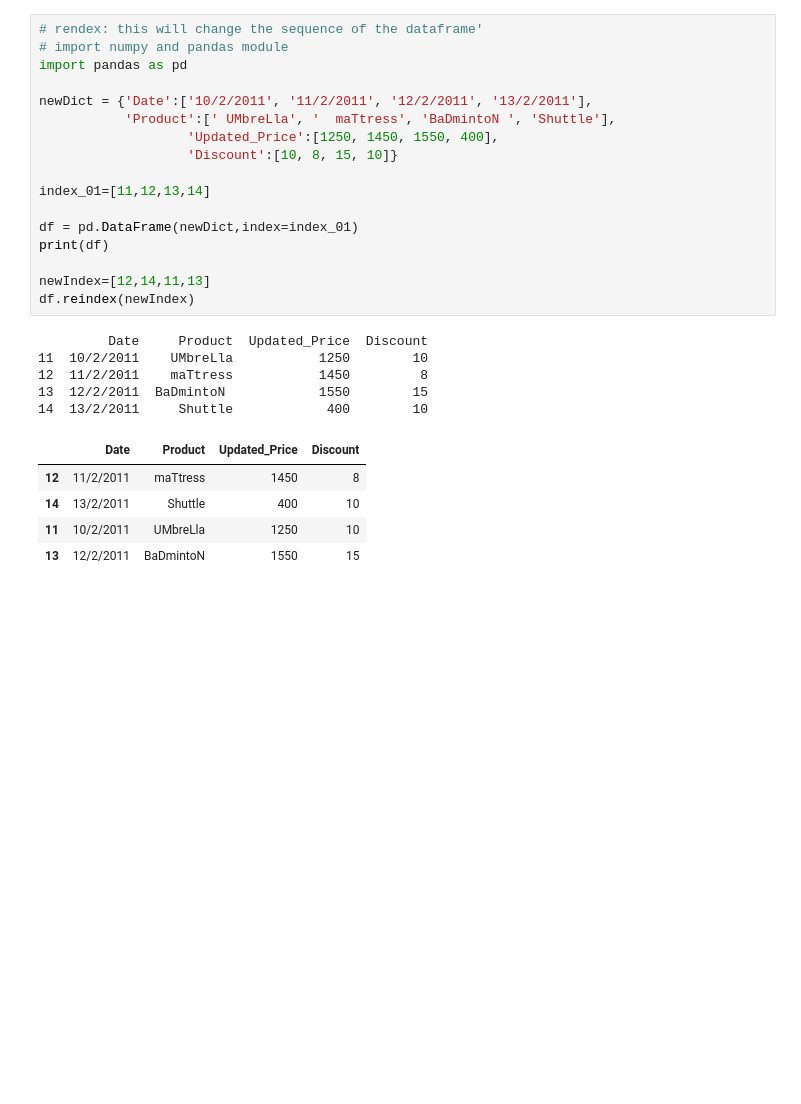
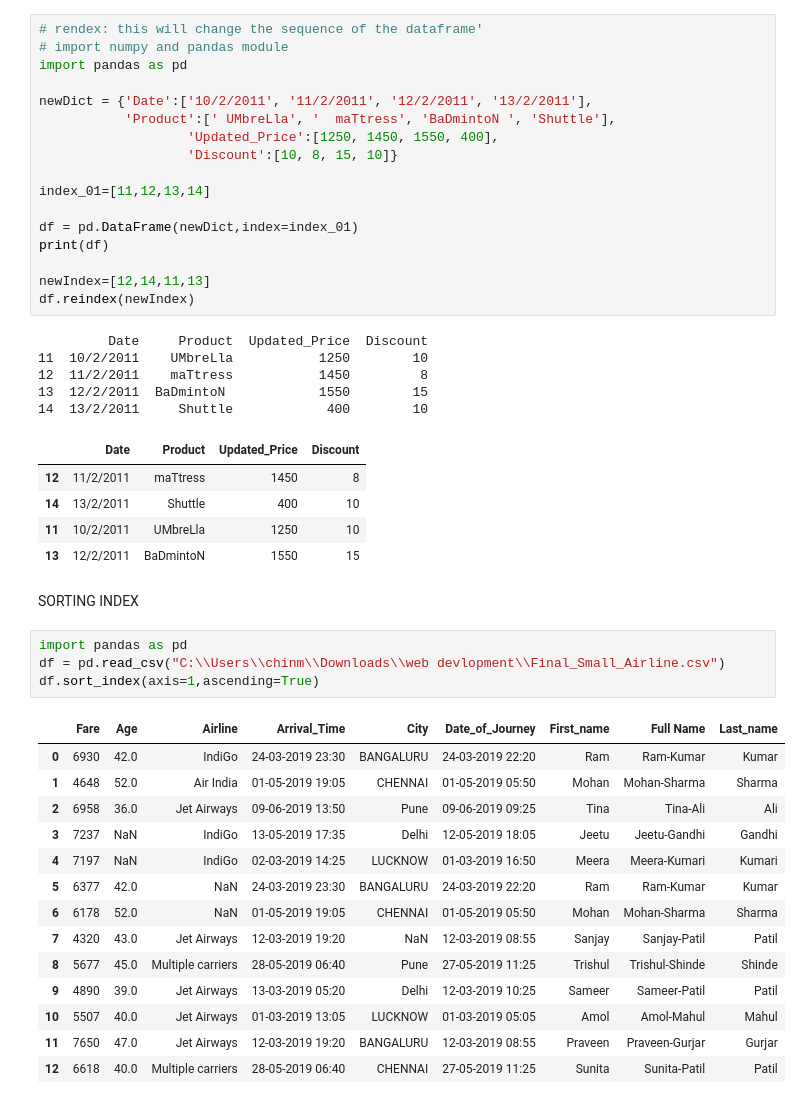
Before and after one commit to ChinmayBhusane/pythonpractice, a Jupyter notebook: 03_data_manupulation_pandas/pandas_level_01.ipynb, the cells around one changed output. Cells and saved outputs as stored; diff of their text form; blank space fills up the shorter version.

```diff
--- a/03_data_manupulation_pandas/pandas_level_01.ipynb
+++ b/03_data_manupulation_pandas/pandas_level_01.ipynb
@@ -1173,3 +1173,24 @@ df.reindex(newIndex)
 | 14 | 13/2/2011 | Shuttle | 400 | 10 |
 | 11 | 10/2/2011 | UMbreLla | 1250 | 10 |
 | 13 | 12/2/2011 | BaDmintoN | 1550 | 15 |
+# %% [markdown]
+SORTING INDEX
+# %%
+import pandas as pd
+df = pd.read_csv("C:\\Users\\chinm\\Downloads\\web devlopment\\Final_Small_Airline.csv")
+df.sort_index(axis=1,ascending=True)
+# %% [output]
+|  | Fare | Age | Airline | Arrival_Time | City | Date_of_Journey | First_name | Full Name | Last_name |
+| 0 | 6930 | 42.0 | IndiGo | 24-03-2019 23:30 | BANGALURU | 24-03-2019 22:20 | Ram | Ram-Kumar | Kumar |
+| 1 | 4648 | 52.0 | Air India | 01-05-2019 19:05 | CHENNAI | 01-05-2019 05:50 | Mohan | Mohan-Sharma | Sharma |
+| 2 | 6958 | 36.0 | Jet Airways | 09-06-2019 13:50 | Pune | 09-06-2019 09:25 | Tina | Tina-Ali | Ali |
+| 3 | 7237 | NaN | IndiGo | 13-05-2019 17:35 | Delhi | 12-05-2019 18:05 | Jeetu | Jeetu-Gandhi | Gandhi |
+| 4 | 7197 | NaN | IndiGo | 02-03-2019 14:25 | LUCKNOW | 01-03-2019 16:50 | Meera | Meera-Kumari | Kumari |
+| 5 | 6377 | 42.0 | NaN | 24-03-2019 23:30 | BANGALURU | 24-03-2019 22:20 | Ram | Ram-Kumar | Kumar |
+| 6 | 6178 | 52.0 | NaN | 01-05-2019 19:05 | CHENNAI | 01-05-2019 05:50 | Mohan | Mohan-Sharma | Sharma |
+| 7 | 4320 | 43.0 | Jet Airways | 12-03-2019 19:20 | NaN | 12-03-2019 08:55 | Sanjay | Sanjay-Patil | Patil |
+| 8 | 5677 | 45.0 | Multiple carriers | 28-05-2019 06:40 | Pune | 27-05-2019 11:25 | Trishul | Trishul-Shinde | Shinde |
+| 9 | 4890 | 39.0 | Jet Airways | 13-03-2019 05:20 | Delhi | 12-03-2019 10:25 | Sameer | Sameer-Patil | Patil |
+| 10 | 5507 | 40.0 | Jet Airways | 01-03-2019 13:05 | LUCKNOW | 01-03-2019 05:05 | Amol | Amol-Mahul | Mahul |
+| 11 | 7650 | 47.0 | Jet Airways | 12-03-2019 19:20 | BANGALURU | 12-03-2019 08:55 | Praveen | Praveen-Gurjar | Gurjar |
+| 12 | 6618 | 40.0 | Multiple carriers | 28-05-2019 06:40 | CHENNAI | 27-05-2019 11:25 | Sunita | Sunita-Patil | Patil |
```
Also changed, not shown: parts of 15 cells of this notebook.
